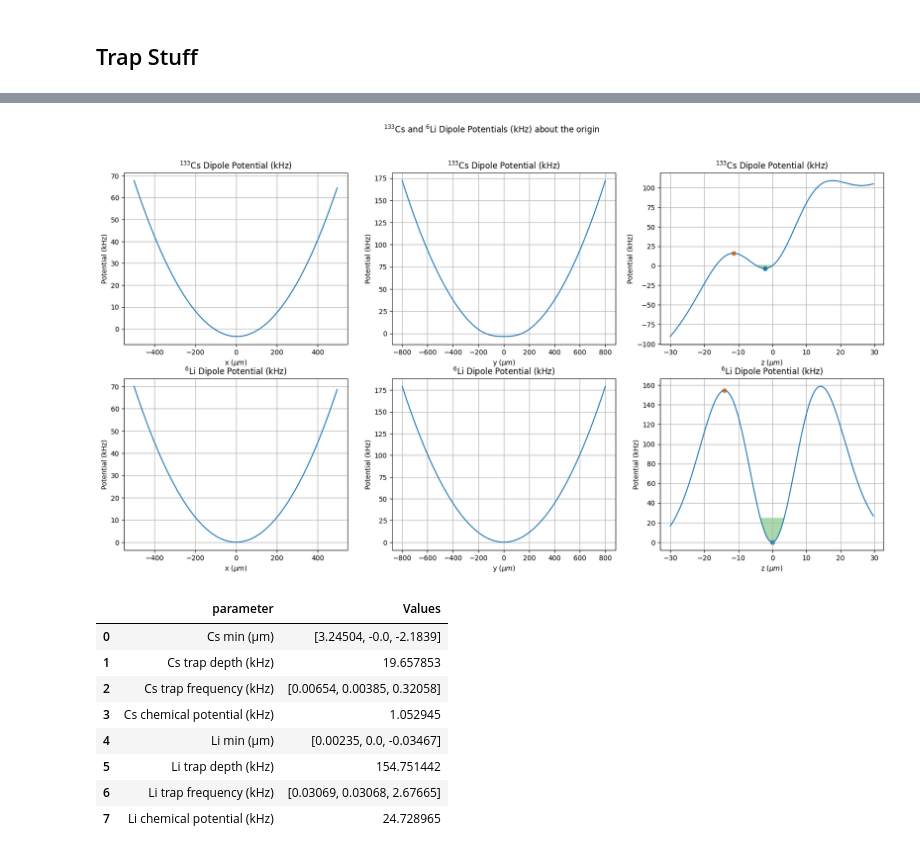
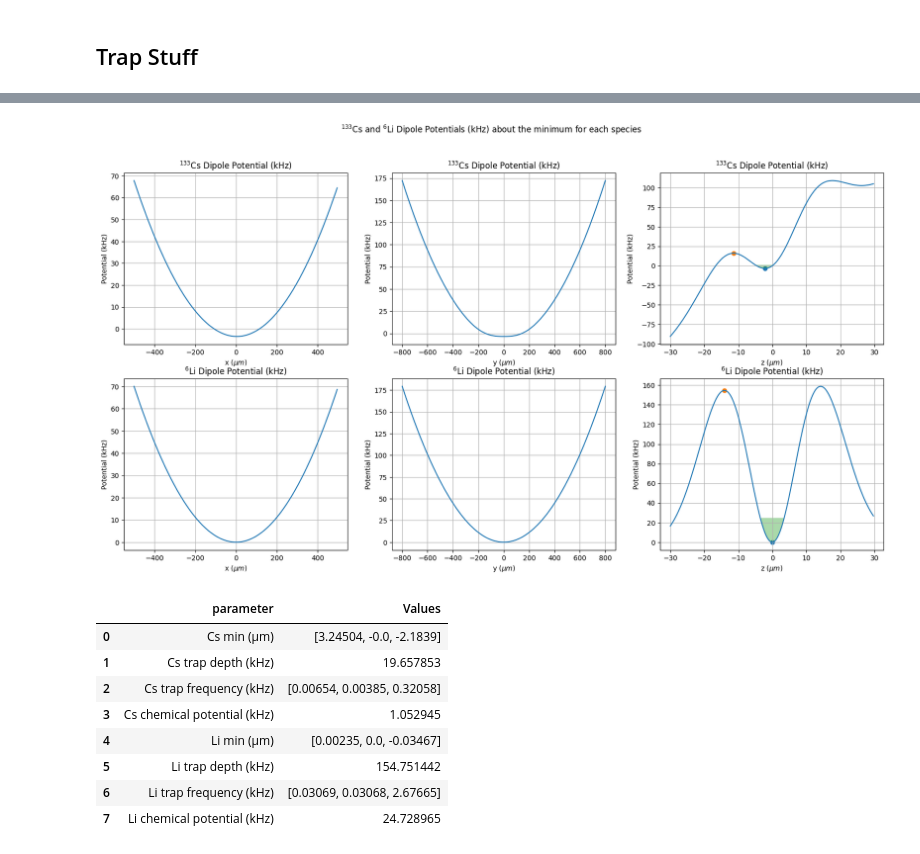
Before and after one commit to Mouhamedm17/DipoleTrappingCalculations, a Jupyter notebook: FlatTrap.ipynb, the cells around one changed output, grey strips where cells are left out. Saved outputs shown, nothing was run; the diff lists cells and outputs as text; code cells hidden in the pictures.

```diff
--- a/FlatTrap.ipynb
+++ b/FlatTrap.ipynb
@@ -254,7 +254,7 @@ def plot_contour(fun, ranges, const_val, const_coord, params, labels, cmap_color
     cbar = fig.colorbar(plot)
     cbar.ax.set_ylabel(color_bar_title)
 # %%
-def plot_total_potential(poten, ranges, const_vals, params, trap=None):
+def plot_total_potential(poten, ranges, const_vals, params, main_title, trap=None):
     """
     Function for generating 1D plots of the total potential (dipole + mag + grav)
 
@@ -264,6 +264,7 @@ def plot_total_potential(poten, ranges, const_vals, params, trap=None):
         - const_vals (list): constant values for the other two coordinates in m (ex: [0,0] if you want f(x, 0, 0))
         - const_coords (list): coordinates being kept constant, must be "x", "y", or "z"
         - params (list): list of tuples for cesium and lithium parameters
+        - main_title (str): Title of the figure
         - trap (list): conditions of trap [cs_trap, li_trap, chem_potentials] each trap contains the min and max potentials, the max position, chem_potens are in kHz
 
     returns (plot): six plots - potentials in x, y, and z for cesium and lithium
@@ -316,7 +317,7 @@ def plot_total_potential(poten, ranges, const_vals, params, trap=None):
 
     #create figure
     fig, axs = plt.subplots(2, 3, figsize=(20, 10))
-    fig.suptitle(r'$^{133}$Cs and $^{6}$Li Dipole Potentials (kHz) about the origin')
+    fig.suptitle(main_title)
 
     #cesium plots
     axs[0,0].plot(x*1e6, cs_vals_1)
@@ -766,8 +767,9 @@ def total_potential(r, *args):
 params = (cs_trap_params, li_trap_params)
 ranges = [500e-6, 800e-6, 100e-6]
 const_vals = [[0, 0, 0], [0,0,0]]
+title = r'$^{133}$Cs and $^{6}$Li Dipole Potentials (kHz) about the origin'
 
-plot_total_potential(poten=total_potential, ranges=ranges, const_vals=const_vals, params=params)
+plot_total_potential(poten=total_potential, ranges=ranges, const_vals=const_vals, params=params, main_title=title)
 # %% [output]
 [figure]
 # %% [markdown]
@@ -1084,5 +1104,5 @@ class Fermi_calc():
 # %%
-class Trap_Calc():
+class Trap_CalcOld():
     """
     Class for doing dipole trap calculations and producing plots of the potentials for Lithium and cesium
 
@@ -1095,7 +1115,7 @@ class Trap_Calc():
 
     returns:
         - plot: potentials in x,y,z with min and max marked and chemical potential in z shaded in
-        - min (m): location of potential minimums for both species
+        - min (microns): location of potential minimums for both species
         - trap depth (kHz): max - min for both species
         - trap frequency (kHz): frequency in x,y, and z for both species
         - chemical potential (kHz): chemical potential for both species
@@ -1127,8 +1147,9 @@ class Trap_Calc():
         chem_potentials = [cs_chem_poten_freq, li_chem_poten_freq]
         trap = [cs_trap, li_trap, chem_potentials]
         const_vals = [cs_min_pos, li_min_pos]
+        title = r'$^{133}$Cs and $^{6}$Li Dipole Potentials (kHz) about the minimum for each species'
 
-        plot_total_potential(poten=total_potential, ranges=plot_ranges, const_vals=const_vals, params=trap_params, trap=trap)
+        plot_total_potential(poten=total_potential, ranges=plot_ranges, const_vals=const_vals, params=trap_params, main_title=title, trap=trap)
         plt.show()
 
         #collect results
@@ -1177,7 +1198,7 @@ class Trap_Calc():
         obj_fun = lambda r, args: potential(r*1e-6, args)
         inv_obj_fun = lambda r, args: -potential(r*1e-6, args) #inverse of the potential which we minimize to get the maximum
 
-        bnds = ((-10, 20), (-10, 20), (-15, 20))
+        bnds = ((-10, 20), (-10, 20), (-15, 20)) #in microns
 
         #find min and max
         min_res = sp.optimize.minimize(obj_fun, x0=[0,0,0], bounds=bnds, args=(trap_params,))
@@ -1230,12 +1251,12 @@ class Trap_Calc():
 # %%
 total_trap_params = [cs_trap_params, li_trap_params]
 plot_ranges = [500e-6, 800e-6, 30e-6]
 NCs = 1e6
 NLi = 1e6
 
-trap_calcs = Trap_Calc(total_potential, total_trap_params, NCs, NLi, plot_ranges)
+trap_calcs = Trap_CalcOld(total_potential, total_trap_params, NCs, NLi, plot_ranges)
 # %% [output]
-[figure, old version]
+[figure, new version]
 |  | parameter | Values |
 | 0 | Cs min (μm) | [3.24504, -0.0, -2.1839] |
 | 1 | Cs trap depth (kHz) | 19.657853 |
```
Also changed, not shown: parts of 3 cells of this notebook.
